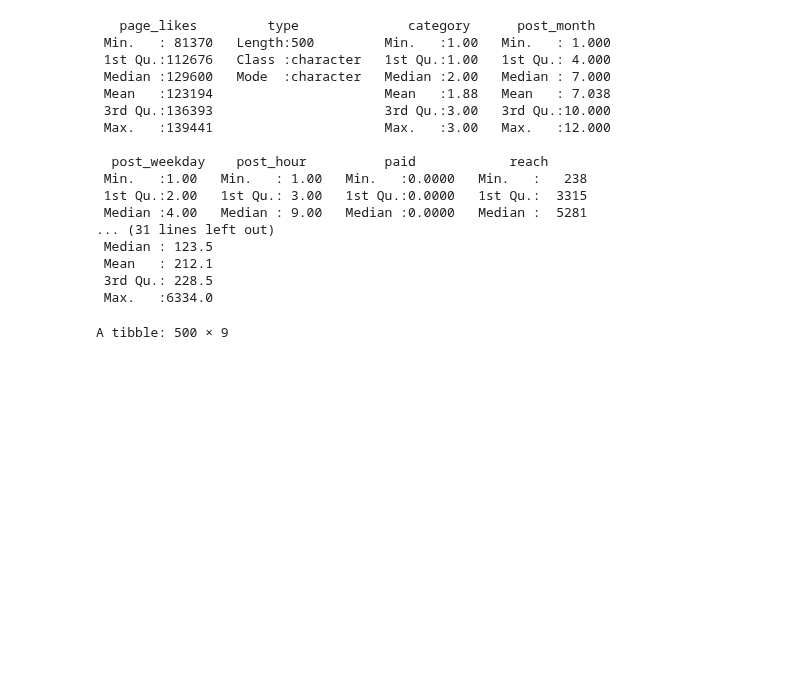
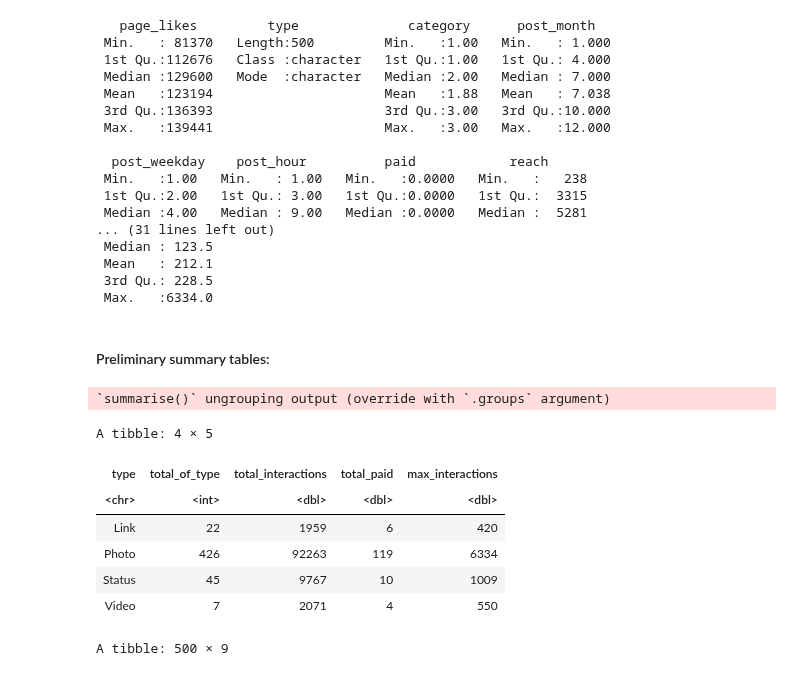
Before and after one commit to lucykvs/DSCI100-Project, a Jupyter notebook: Project.ipynb, the cells around one changed output. Drawn from its saved outputs; the diff is of its cells as text; code cells hidden in the pictures; blank space fills up the shorter version.

Commit message:
Re-added summary table

```diff
--- a/Project.ipynb
+++ b/Project.ipynb
@@ -71,6 +71,27 @@ summary(fb_data)
  Mean   : 212.1
  3rd Qu.: 228.5
  Max.   :6334.0
+# %% [markdown]
+#### Preliminary summary tables:
+# %%
+summary_data = fb_data %>%
+    group_by(type) %>%
+    summarize(
+        total_of_type = n(),
+        total_interactions = sum(interactions),
+        total_paid = sum(paid, na.rm = TRUE),
+        max_interactions = max(interactions))
+
+summary_data
+# %% [output]
+`summarise()` ungrouping output (override with `.groups` argument)
+A tibble: 4 × 5
+| type | total_of_type | total_interactions | total_paid | max_interactions |
+| <chr> | <int> | <dbl> | <dbl> | <dbl> |
+| Link | 22 | 1959 | 6 | 420 |
+| Photo | 426 | 92263 | 119 | 6334 |
+| Status | 45 | 9767 | 10 | 1009 |
+| Video | 7 | 2071 | 4 | 550 |
 # %%
 #select interested columns
 fb_selected_data <- select (fb_data, c(2,8,9,10,11,12,13,14,15))
```
